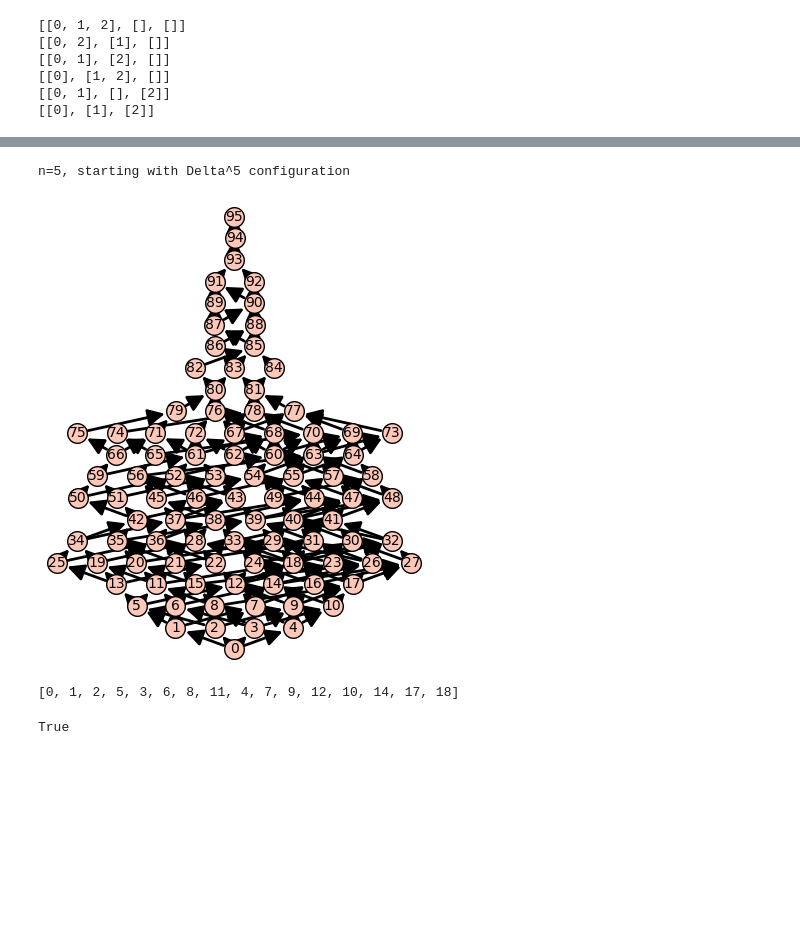
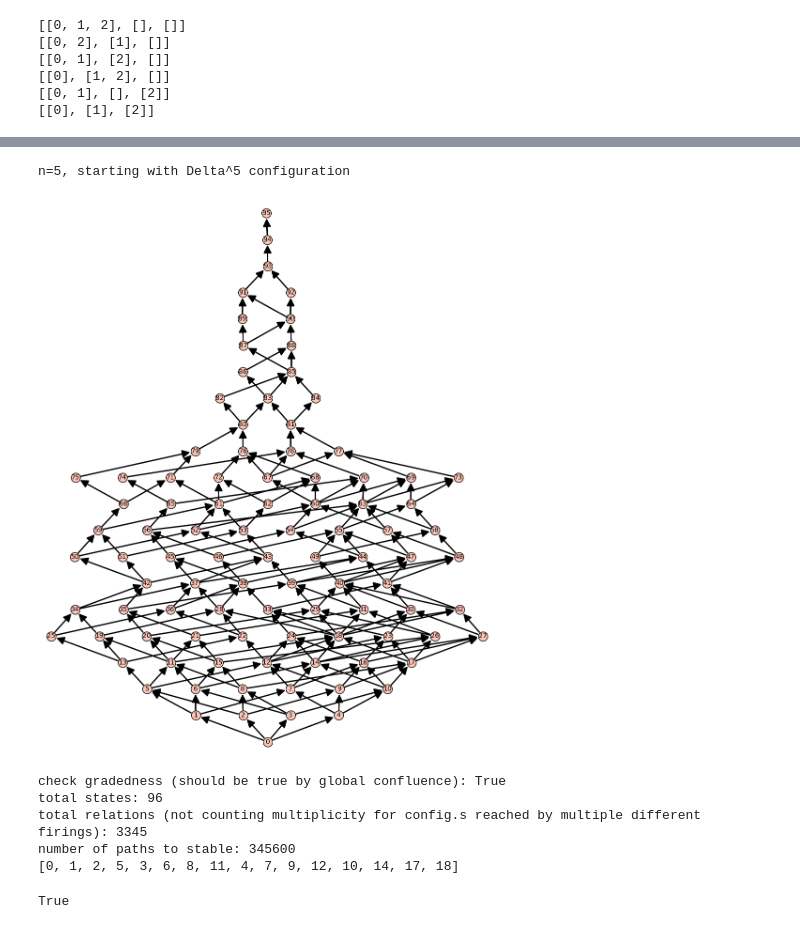
Before and after one commit to gonz0800/UMNs25-chip-firing, a Jupyter notebook: walled-poset.ipynb, the cells around one changed output, grey strips where cells are left out. Cells and saved outputs as stored; diff of their text form; code cells hidden in the pictures; blank space fills up the shorter version.

Commit message:
Updates to getPosetInfo function
Updating the getPosetInfo function to reflect info that may prove more useful (and to make it not break things for larger n)

```diff
--- a/walled-poset.ipynb
+++ b/walled-poset.ipynb
@@ -172,13 +181,18 @@ n=4, starting with Delta^4 configuration
 # %%
 # n=5 hasn't been checked by hand because that would be crazy (the program says there's 96 unique states)
 # genEdges(deltaN(5))
 print("n=5, starting with Delta^5 configuration")
 poset_5 = edgeToHasse(genEdges(deltaN(5)))
-poset_5.show()
+poset_5.show(figsize=[10,12])
+getPosetInfo(poset_5)
 print(poset_5.closed_interval(0,18))
 # %% [output]
 n=5, starting with Delta^5 configuration
-[figure, old version]
+[figure, new version]
+check gradedness (should be true by global confluence): True
+total states: 96
+total relations (not counting multiplicity for config.s reached by multiple different firings): 3345
+number of paths to stable: 345600
 [0, 1, 2, 5, 3, 6, 8, 11, 4, 7, 9, 12, 10, 14, 17, 18]
 # %%
 poset5sublattice = poset_5.subposet(poset_5.closed_interval(0,18))
```
Also changed, not shown: parts of 4 cells of this notebook, 1 other file.
